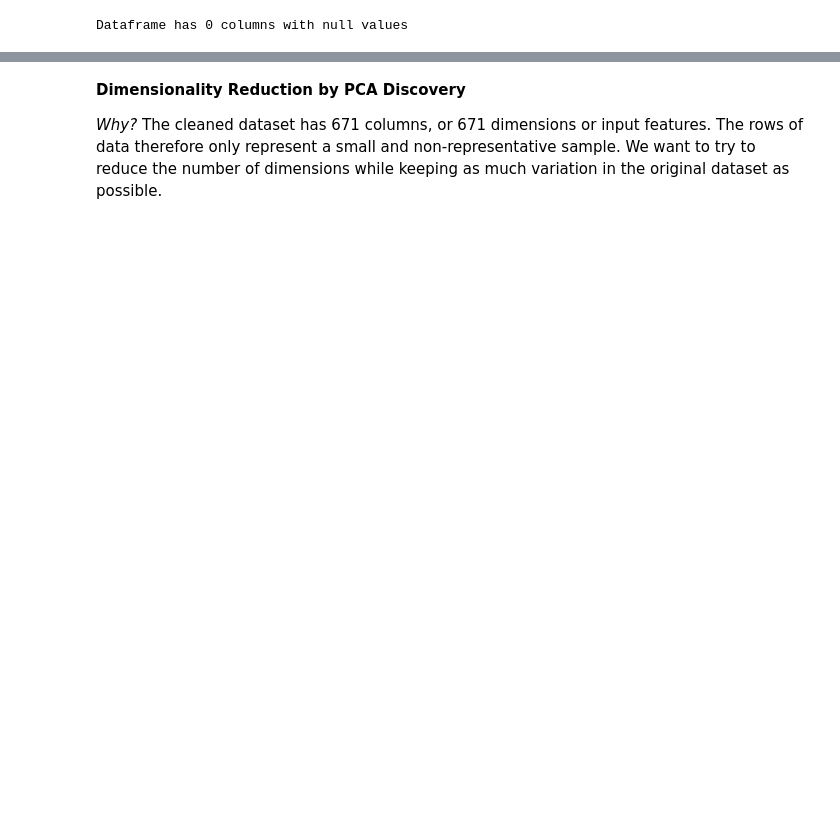
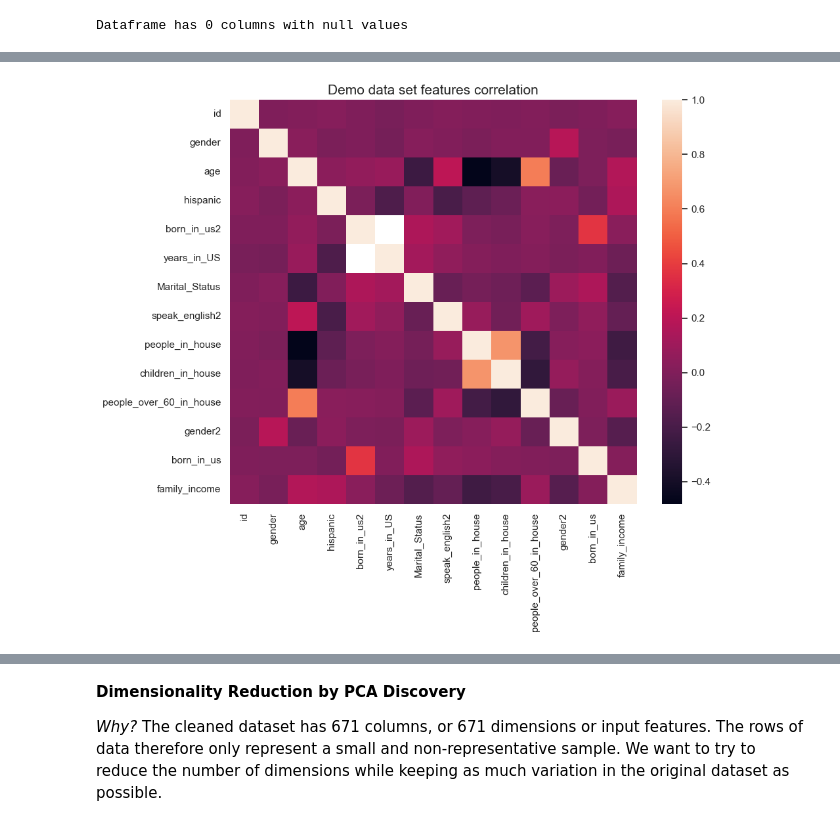
Before and after one commit to ErinPhillips/data_mining_midterm, a Jupyter notebook: midterm.ipynb, the cells around one changed output, grey strips where cells are left out. Cells and saved outputs as stored; diff of their text form; code cells hidden in the pictures; blank space fills up the shorter version.

Commit message:
erin - correlation matricies

```diff
--- a/midterm.ipynb
+++ b/midterm.ipynb
@@ -83,7 +82,14 @@ def check_nulls(df):
 
     ss = StandardScaler().fit_transform(df)
     ss = pd.DataFrame(ss)
-    return ss
+
+def corr_matrix(df, title):
+    cmap = sns.color_palette("magma", as_cmap=True)
+    fig = plt.figure(figsize=(10, 8))
+    map = sns.heatmap(df.corr())
+    plt.title(title,fontsize=15)
+    labels=df.columns
+    plt.show()
 # %% [markdown]
 **Load and Join Data**
 # %%
@@ -566,0 +617,5 @@ Dataframe has 0 columns with null values
+# %%
+#demo, diet, exam, labs
+corr_matrix(demo, 'Demo data set features correlation')
+# %% [output]
+[figure, added]
```
Also changed, not shown: parts of 16 cells of this notebook.
